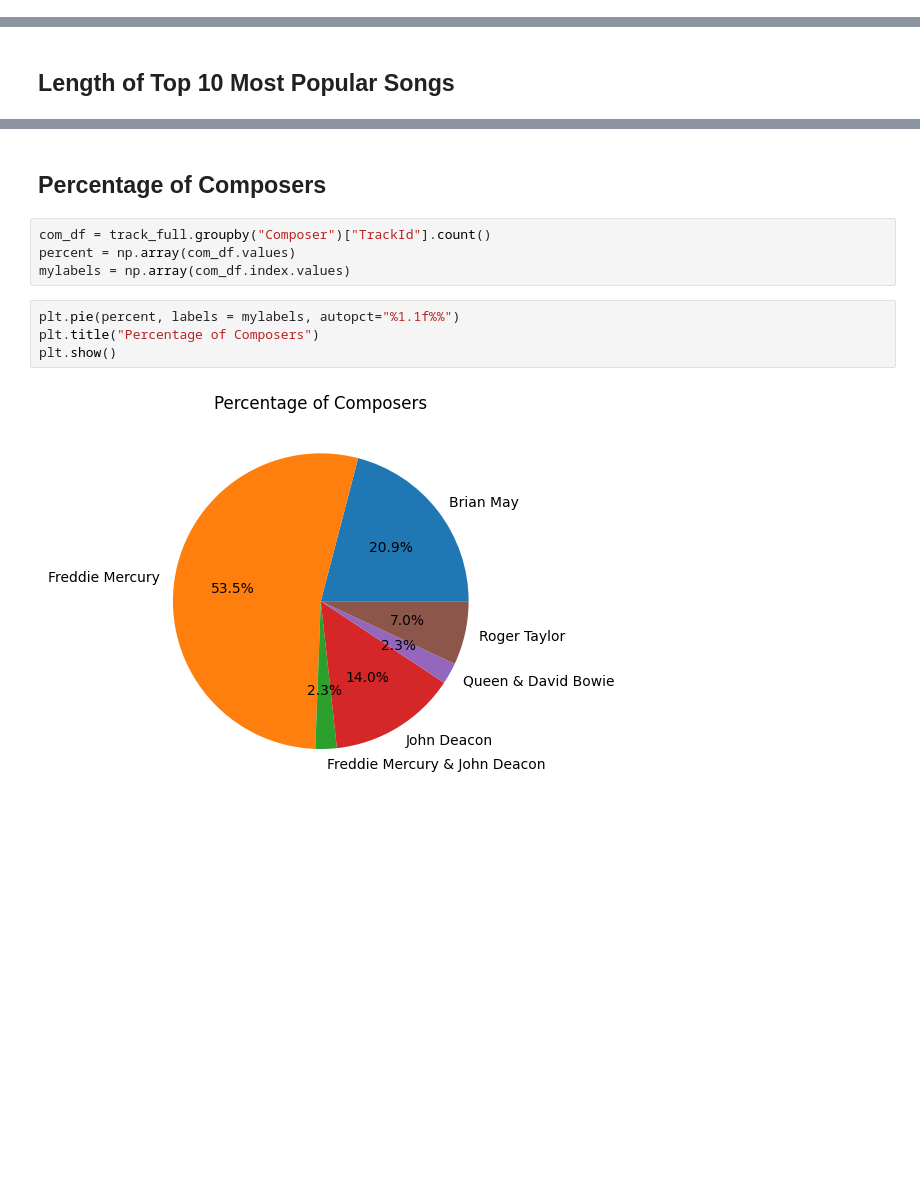
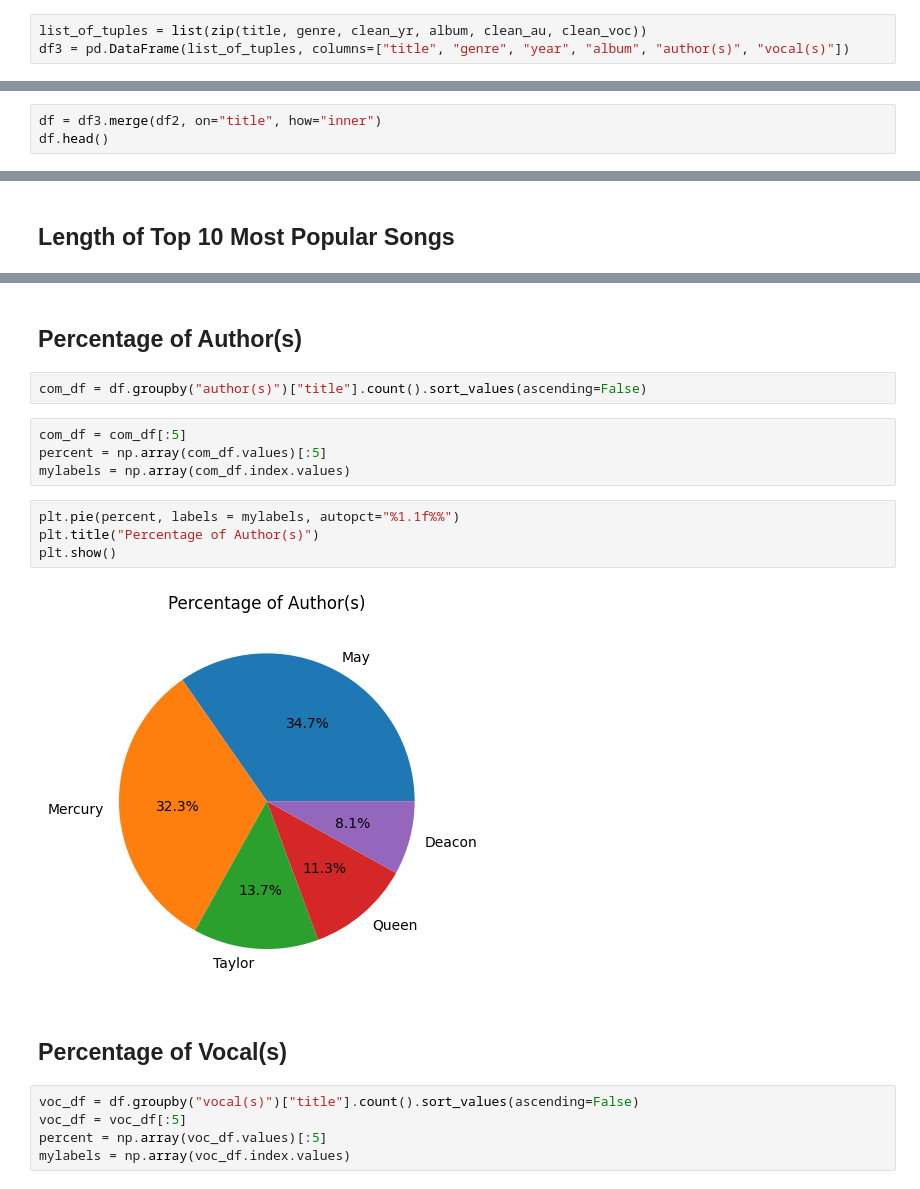
Before and after one commit to pakbungdesu/Queen-Data-Analysis, a Jupyter notebook: queen.ipynb, the cells around one changed output, grey strips where cells are left out. Cells and saved outputs as stored; diff of their text form; blank space fills up the shorter version.

```diff
--- a/queen.ipynb
+++ b/queen.ipynb
@@ -158,0 +310,3 @@ len(df_filtered)
+# %%
+list_of_tuples = list(zip(title, genre, clean_yr, album, clean_au, clean_voc))
+df3 = pd.DataFrame(list_of_tuples, columns=["title", "genre", "year", "album", "author(s)", "vocal(s)"])
@@ -158,0 +334,3 @@ len(df_filtered)
+# %%
+df = df3.merge(df2, on="title", how="inner")
+df.head()
@@ -322,12 +443,21 @@ plt.show()
 # %% [markdown]
-## Percentage of Composers
+## Percentage of Author(s)
+# %%
+com_df = df.groupby("author(s)")["title"].count().sort_values(ascending=False)
 # %%
-com_df = track_full.groupby("Composer")["TrackId"].count()
-percent = np.array(com_df.values)
+com_df = com_df[:5]
+percent = np.array(com_df.values)[:5]
 mylabels = np.array(com_df.index.values)
 # %%
 plt.pie(percent, labels = mylabels, autopct="%1.1f%%")
-plt.title("Percentage of Composers")
+plt.title("Percentage of Author(s)")
 plt.show()
 # %% [output]
-[figure, old version]
+[figure, new version]
+# %% [markdown]
+## Percentage of Vocal(s)
+# %%
+voc_df = df.groupby("vocal(s)")["title"].count().sort_values(ascending=False)
+voc_df = voc_df[:5]
+percent = np.array(voc_df.values)[:5]
+mylabels = np.array(voc_df.index.values)
```
Also changed, not shown: parts of 71 cells of this notebook.
